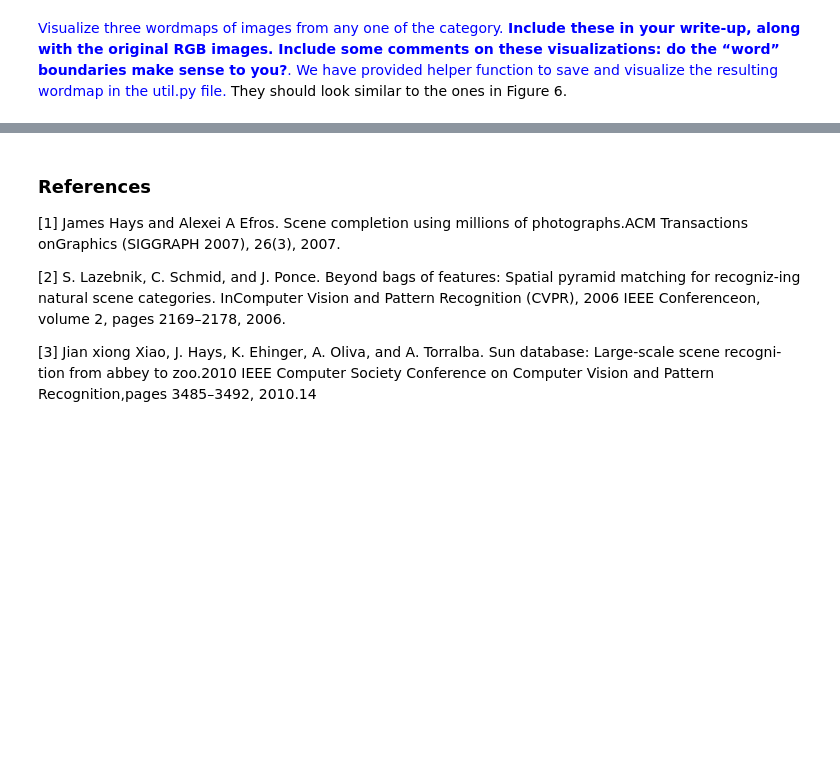
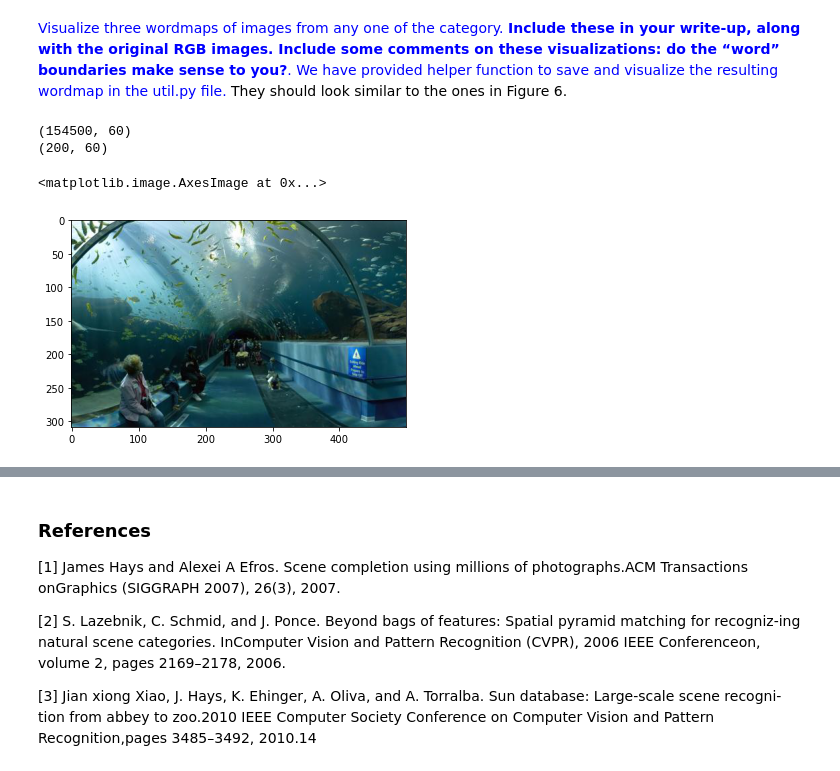
Before and after one commit to haleqiu/16720hw2, a Jupyter notebook: p1.ipynb, the cells around one changed output, grey strips where cells are left out. Saved outputs shown, nothing was run; the diff lists cells and outputs as text; code cells hidden in the pictures; blank space fills up the shorter version.

```diff
--- a/p1.ipynb
+++ b/p1.ipynb
@@ -488,0 +484,12 @@ vis = get_visual_words(image, dic)
+# %%
+dic = np.load('dictionary.npy')
+image = io.imread("./data/aquarium/sun_aairflxfskjrkepm.jpg")
+vis = get_visual_words(image, dic)
+# %% [output]
+(154500, 60)
+(200, 60)
+# %%
+plt.imshow(image)
+# %% [output]
+<matplotlib.image.AxesImage at 0x...>
+[figure, added]
```
Also changed, not shown: parts of 14 cells of this notebook.
